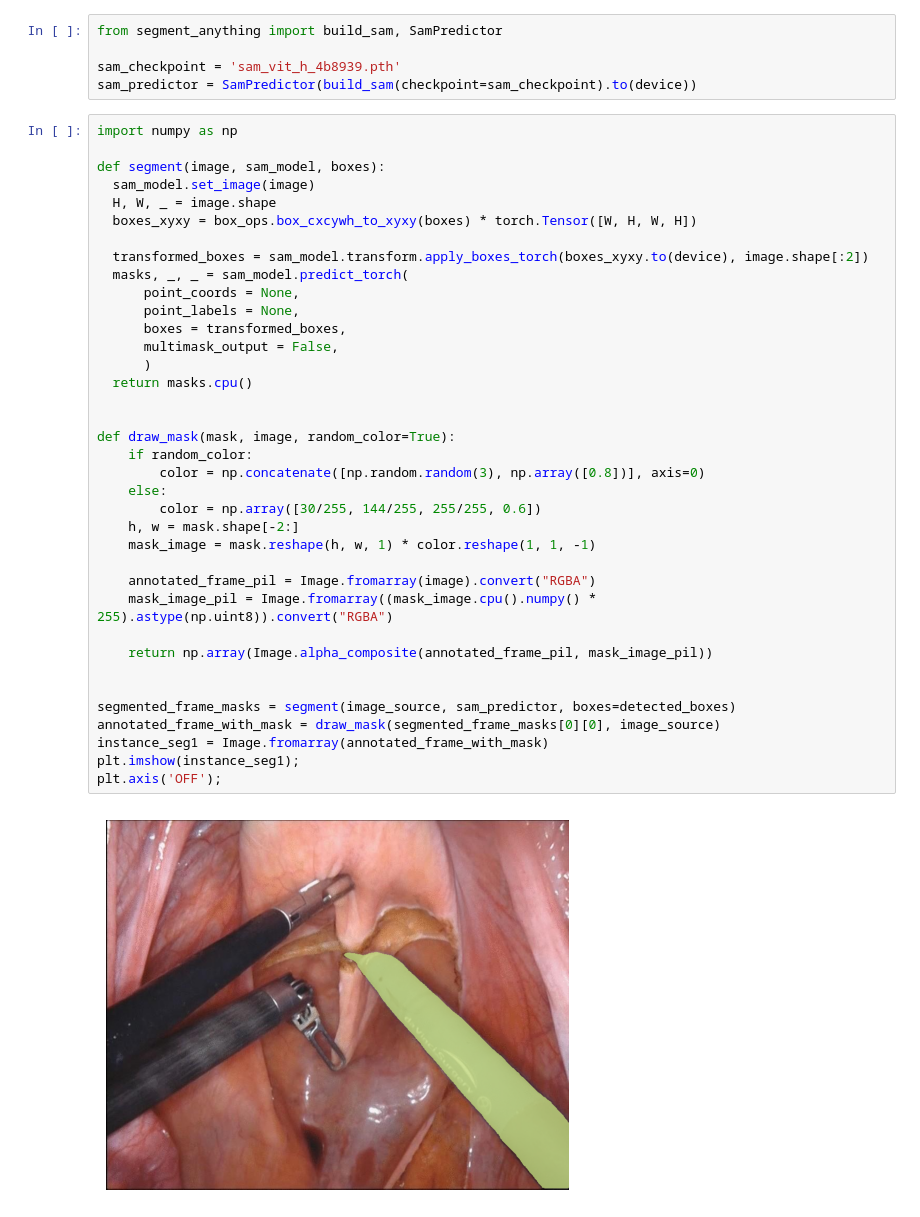
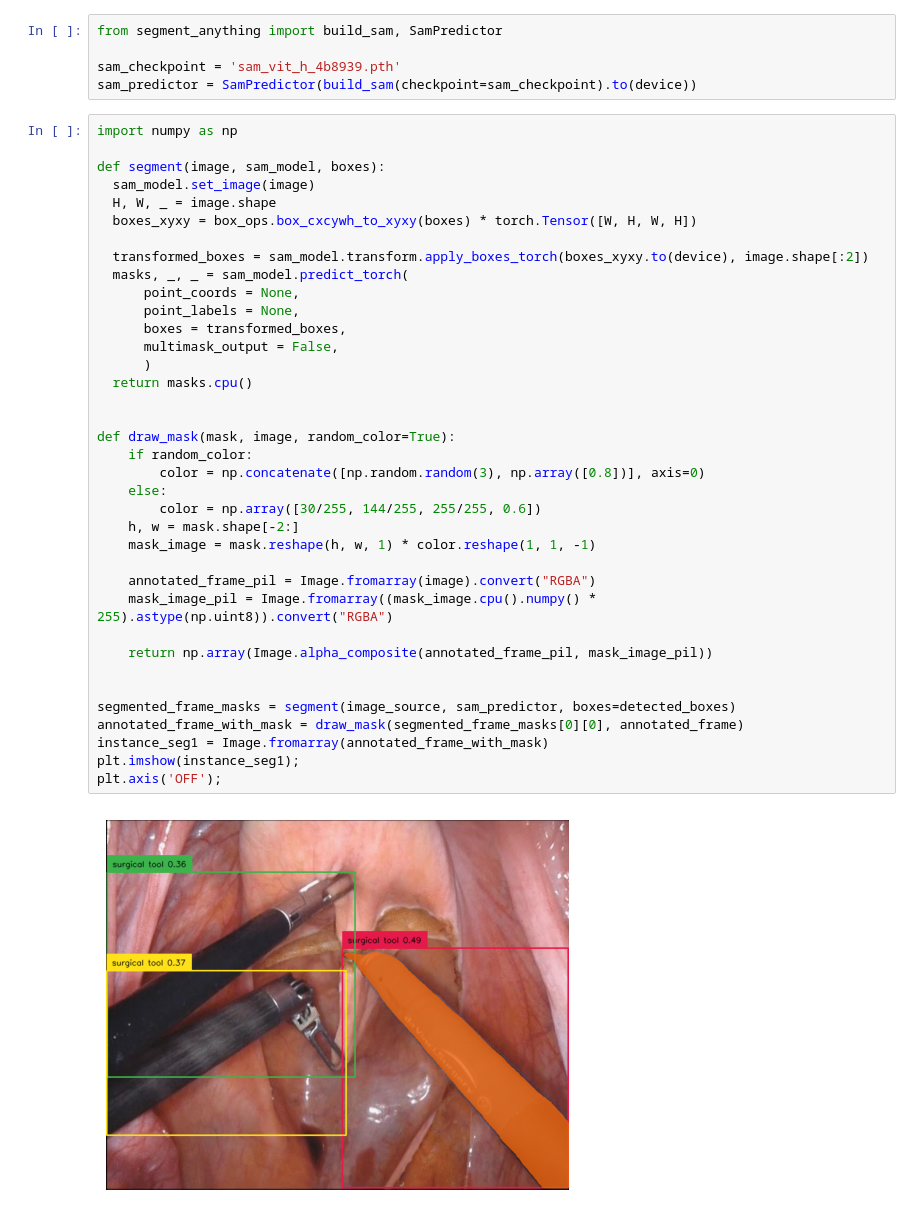
Before and after one commit to Ilvecoding0912/DETR_Robotic_Surgery, a Jupyter notebook: Grounded_SAM_Tool_Instance_Segmentation.ipynb, the cells around one changed output. Cells and saved outputs as stored; diff of their text form.

```diff
--- a/Grounded_SAM_Tool_Instance_Segmentation.ipynb
+++ b/Grounded_SAM_Tool_Instance_Segmentation.ipynb
@@ -143,32 +143,32 @@ def segment(image, sam_model, boxes):
 
   transformed_boxes = sam_model.transform.apply_boxes_torch(boxes_xyxy.to(device), image.shape[:2])
   masks, _, _ = sam_model.predict_torch(
       point_coords = None,
       point_labels = None,
       boxes = transformed_boxes,
       multimask_output = False,
       )
   return masks.cpu()
 
 
 def draw_mask(mask, image, random_color=True):
     if random_color:
         color = np.concatenate([np.random.random(3), np.array([0.8])], axis=0)
     else:
         color = np.array([30/255, 144/255, 255/255, 0.6])
     h, w = mask.shape[-2:]
     mask_image = mask.reshape(h, w, 1) * color.reshape(1, 1, -1)
 
     annotated_frame_pil = Image.fromarray(image).convert("RGBA")
     mask_image_pil = Image.fromarray((mask_image.cpu().numpy() * 255).astype(np.uint8)).convert("RGBA")
 
     return np.array(Image.alpha_composite(annotated_frame_pil, mask_image_pil))
 
 
 segmented_frame_masks = segment(image_source, sam_predictor, boxes=detected_boxes)
-annotated_frame_with_mask = draw_mask(segmented_frame_masks[0][0], image_source)
+annotated_frame_with_mask = draw_mask(segmented_frame_masks[0][0], annotated_frame)
 instance_seg1 = Image.fromarray(annotated_frame_with_mask)
 plt.imshow(instance_seg1);
 plt.axis('OFF');
 # %% [output]
-[figure, old version]
+[figure, new version]
```
Also changed, not shown: parts of 3 cells of this notebook.
